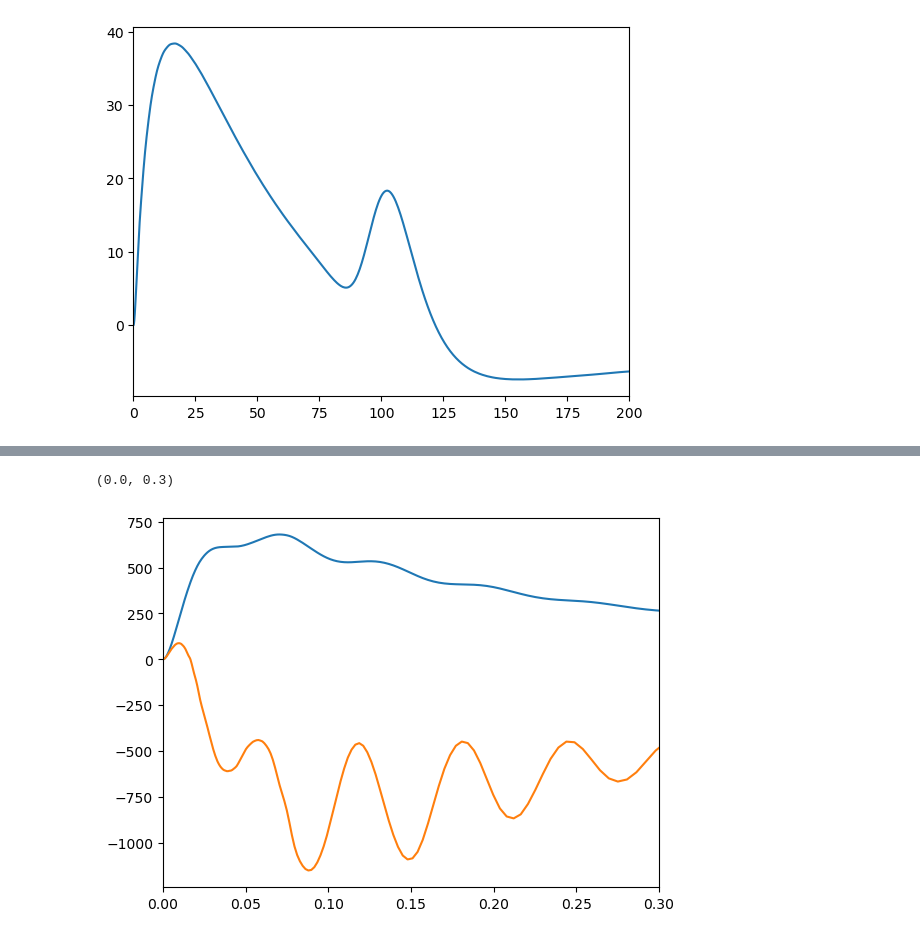
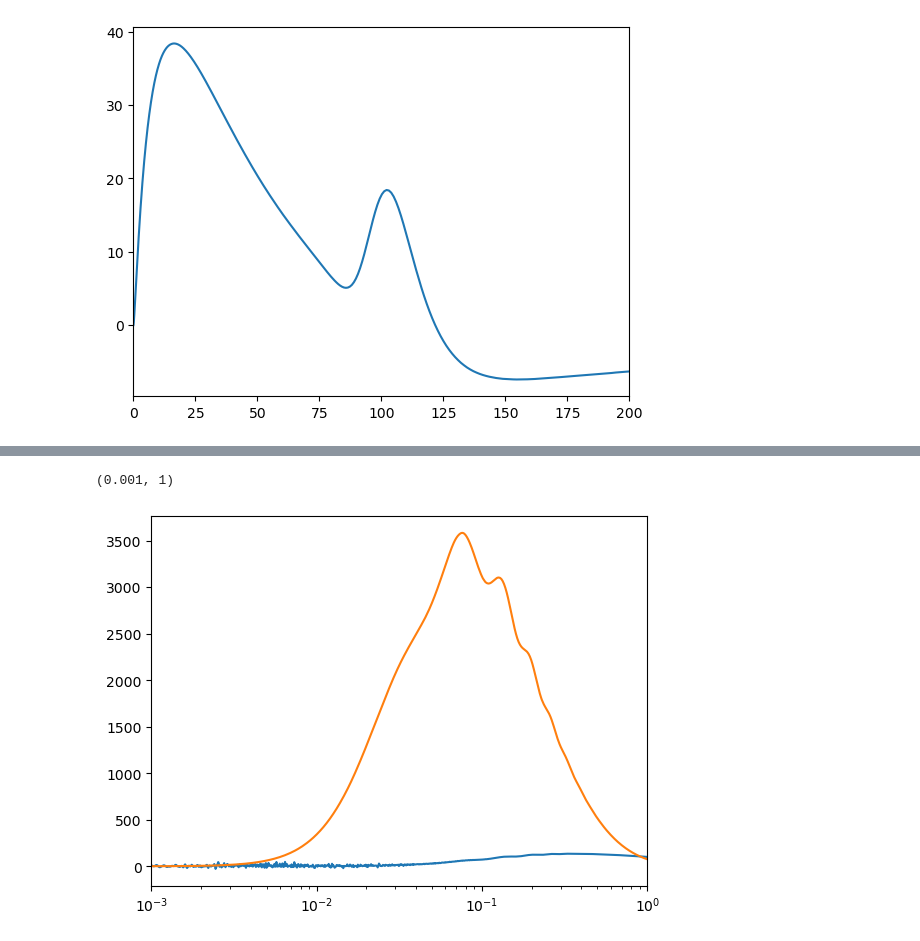
Before and after one commit to sfschen/JAXZeNBu, a Jupyter notebook: sandbox.ipynb, the cells around one changed output, grey strips where cells are left out. Saved outputs shown, nothing was run; the diff lists cells and outputs as text; code cells hidden in the pictures.

```diff
--- a/sandbox.ipynb
+++ b/sandbox.ipynb
@@ -112,9 +29,0 @@ np.where([0,0,1])
-# %%
-plt.plot(klin, klin*plin)
-
-plt.plot(klin, klin * klin * np.gradient(plin,klin))
-
-plt.xlim(0,0.3)
-# %% [output]
-(0.0, 0.3)
-[figure, removed]
@@ -120,0 +32,10 @@ plt.xlim(0,0.3)
+# %%
+qfunc = QFuncFFT_JAX(kint, pint * np.exp(-(kint/10)**2))
+# %%
+plt.semilogx(qfunc.k, qfunc.k*qfunc.Rb3*qfunc.p)
+plt.semilogx(qfunc.k, 3/7**qfunc.k*qfunc.R1)
+
+plt.xlim(1e-3,1)
+# %% [output]
+(0.001, 1)
+[figure, added]
```
Also changed, not shown: parts of 21 cells of this notebook, 6 other files.
